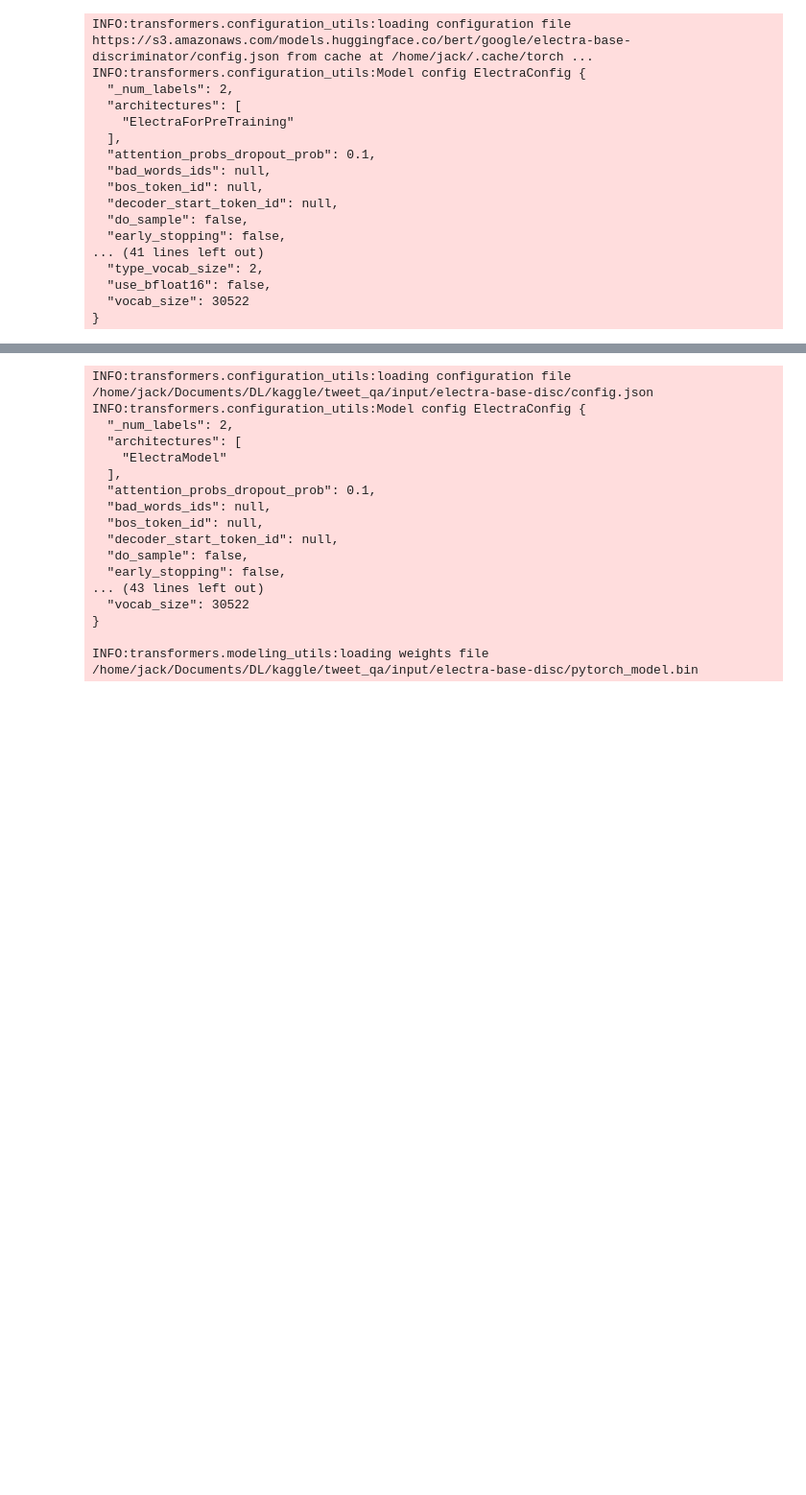
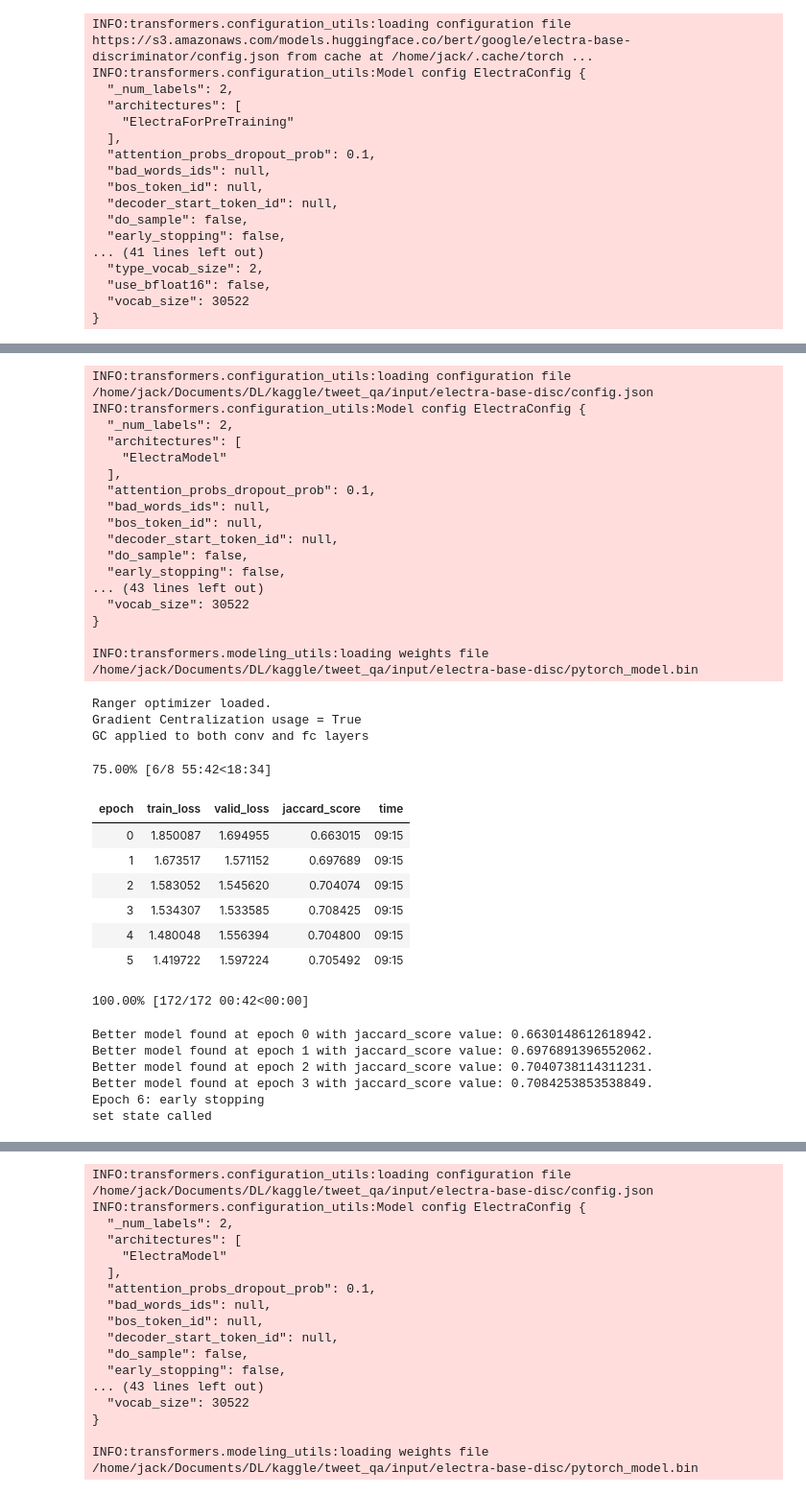
Before and after one commit to jcmc00/Electra-Sentiment-Span-Extraction, a Jupyter notebook: Fastai Electra Ranger Mish FC.ipynb, the cells around one changed output, grey strips where cells are left out. Shown at 96% size. Saved outputs shown, nothing was run; the diff lists cells and outputs as text; code cells hidden in the pictures; blank space fills up the shorter version.

Commit message:
Adding final train code w. Roberta & alternate loss functions Include Electra and dual label experiments

```diff
--- a/Fastai Electra Ranger Mish FC.ipynb
+++ b/Fastai Electra Ranger Mish FC.ipynb
@@ -41,7 +41,7 @@ test_df['text'] = test_df['text'].apply(lambda x: str(x))
 test_df['sentiment'] = test_df['sentiment'].apply(lambda x: str(x))
 # %%
 max_len = 128
-bs = 38
+bs = 32
 tokenizer = BertWordPieceTokenizer('input/electra-base-disc/vocab.txt', lowercase=True)
 # %%
 def preprocess(sentiment, tweet, selected, tokenizer, max_len):
@@ -249,40 +366,36 @@ def new_on_train_begin(self, **kwargs:Any)->None:
         self.best = float('inf') if self.operator == np.less else -float('inf')
 
 SaveModelCallback.on_train_begin = new_on_train_begin
+# %%
+from sklearn.model_selection import StratifiedKFold
+skf = StratifiedKFold(n_splits=5, shuffle=True, random_state=42)
+# %%
+fold_indices = list(skf.split(train_df, train_df.sentiment))
 # %%
+device = torch.device('cuda')
+
 def run_fold(fold):
-    n_epochs = 5
     wd = 0.01 # high value but worked quite well
     lr = 1e-4
 
-    tr_df  = fold_df[fold_df.kfold != fold].reset_index(drop=True)
-    val_df = fold_df[fold_df.kfold == fold].reset_index(drop=True)
+    tr_df  = train_df.iloc[fold_indices[fold][0]].reset_index(drop=True)
+    val_df = train_df.iloc[fold_indices[fold][1]].reset_index(drop=True)
 
     train_ds, valid_ds = [TweetDataset(i) for i in [tr_df,val_df]]
     data = DataBunch.create(train_ds, valid_ds,bs = bs)
-    loss_fn = partial(CELoss, LabelSmoothingCrossEntropy())
+#     loss_fn = partial(CELoss, LabelSmoothingCrossEntropy())
+    loss_fn = join_loss(LabelSmoothingCrossEntropy(), device) # no need to initialise later - no partial
 
-#     pt_model = AutoModel.from_pretrained(electra_path)
-    pt_model = AutoModel.from_pretrained('google/electra-base-discriminator', config = config)
-
+    pt_model = AutoModel.from_pretrained(electra_path)
     model = SpanModel(pt_model)
-    learner = Learner(data, model, loss_func = loss_fn(), opt_func = Ranger, metrics = [JaccardScore(valid_ds)])
+    learner = Learner(data, model, loss_func = loss_fn, opt_func = Ranger, metrics = [JaccardScore(valid_ds)])
 
     early_stop_cb = EarlyStoppingCallback(learner, monitor='jaccard_score',mode='max',patience=2)
-    save_model_cb = SaveModelCallback(learner,every='improvement',monitor='jaccard_score',name=f'electra-qa-fold_{fold}')
-    csv_logger_cb = CSVLogger(learner, f"electra_training_logs_{fold}", True)
+    save_model_cb = SaveModelCallback(learner,every='improvement',monitor='jaccard_score',name=f'electra_conv_fold_{fold}')
+    csv_logger_cb = CSVLogger(learner, f"electra_conv_logs_{fold}", True)
 
+#     learner.fit_fc(4, 1e-4,start_pct=0.6, wd=wd, callbacks=[early_stop_cb, save_model_cb, csv_logger_cb])
+    learner.fit_fc(8, 3e-5,start_pct=0.7, wd=wd, callbacks=[early_stop_cb, save_model_cb, csv_logger_cb])
 
-
-#     learner.fit_one_cycle(2, lr, pct_start=0.4, div_factor=50,
-#                           wd=wd, callbacks=[early_stop_cb, save_model_cb, csv_logger_cb])
-
-#     learner.fit_one_cycle(5, 3e-5, pct_start=0.4, div_factor=50,
-#                           wd=wd, callbacks=[early_stop_cb, save_model_cb, csv_logger_cb])
-
-    learner.fit_fc(2, lr, wd=wd, callbacks=[early_stop_cb, save_model_cb, csv_logger_cb])
-
-    learner.fit_fc(3, 3e-5, wd=wd, callbacks=[early_stop_cb, save_model_cb, csv_logger_cb])
-
-    learner.save(f'electra-qa-finetune_{fold}', with_opt=False)
+    learner.save(f'electra_conv_after_epoch_{fold}', with_opt=False)
     del learner; del pt_model; gc.collect()
@@ -300,0 +402,3 @@ RuntimeError: CUDA out of memory. Tried to allocate 16.00 MiB (GPU 0; 7.93 GiB t
+# %%
+for fold in range(5):run_fold(fold)
+# %% [output]
@@ -300,0 +438,35 @@ RuntimeError: CUDA out of memory. Tried to allocate 16.00 MiB (GPU 0; 7.93 GiB t
+INFO:transformers.configuration_utils:loading configuration file /home/jack/Documents/DL/kaggle/tweet_qa/input/electra-base-disc/config.json
+INFO:transformers.configuration_utils:Model config ElectraConfig {
+  "_num_labels": 2,
+  "architectures": [
+    "ElectraModel"
+  ],
+  "attention_probs_dropout_prob": 0.1,
+  "bad_words_ids": null,
+  "bos_token_id": null,
+  "decoder_start_token_id": null,
+  "do_sample": false,
+  "early_stopping": false,
+... (43 lines left out)
+  "vocab_size": 30522
+}
+
+INFO:transformers.modeling_utils:loading weights file /home/jack/Documents/DL/kaggle/tweet_qa/input/electra-base-disc/pytorch_model.bin
+Ranger optimizer loaded.
+Gradient Centralization usage = True
+GC applied to both conv and fc layers
+75.00% [6/8 55:42<18:34]
+| epoch | train_loss | valid_loss | jaccard_score | time |
+| 0 | 1.850087 | 1.694955 | 0.663015 | 09:15 |
+| 1 | 1.673517 | 1.571152 | 0.697689 | 09:15 |
+| 2 | 1.583052 | 1.545620 | 0.704074 | 09:15 |
+| 3 | 1.534307 | 1.533585 | 0.708425 | 09:15 |
+| 4 | 1.480048 | 1.556394 | 0.704800 | 09:15 |
+| 5 | 1.419722 | 1.597224 | 0.705492 | 09:15 |
+100.00% [172/172 00:42<00:00]
+Better model found at epoch 0 with jaccard_score value: 0.6630148612618942.
+Better model found at epoch 1 with jaccard_score value: 0.6976891396552062.
+Better model found at epoch 2 with jaccard_score value: 0.7040738114311231.
+Better model found at epoch 3 with jaccard_score value: 0.7084253853538849.
+Epoch 6: early stopping
+set state called
```
Also changed, not shown: parts of 14 cells of this notebook, 2 other files.
